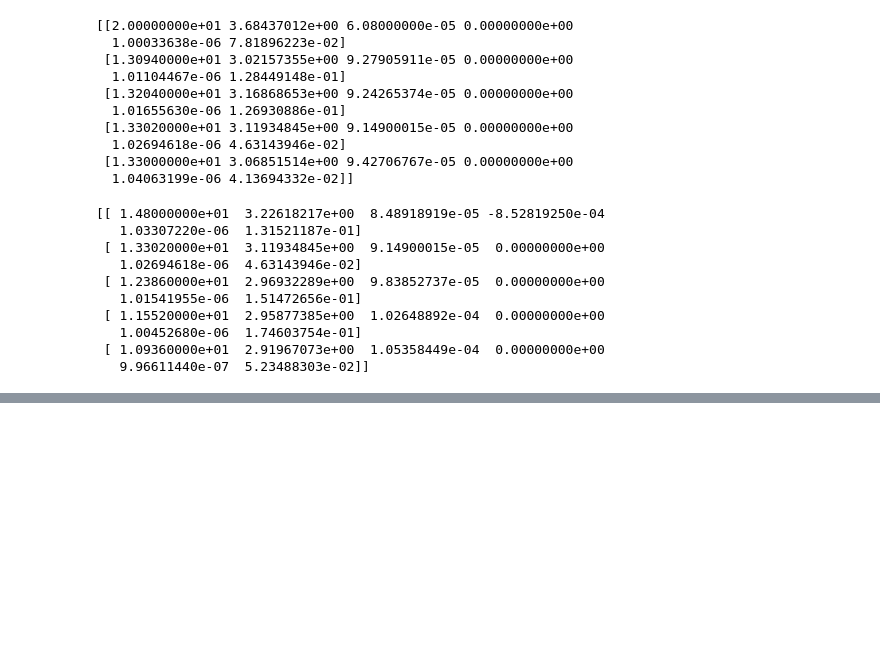
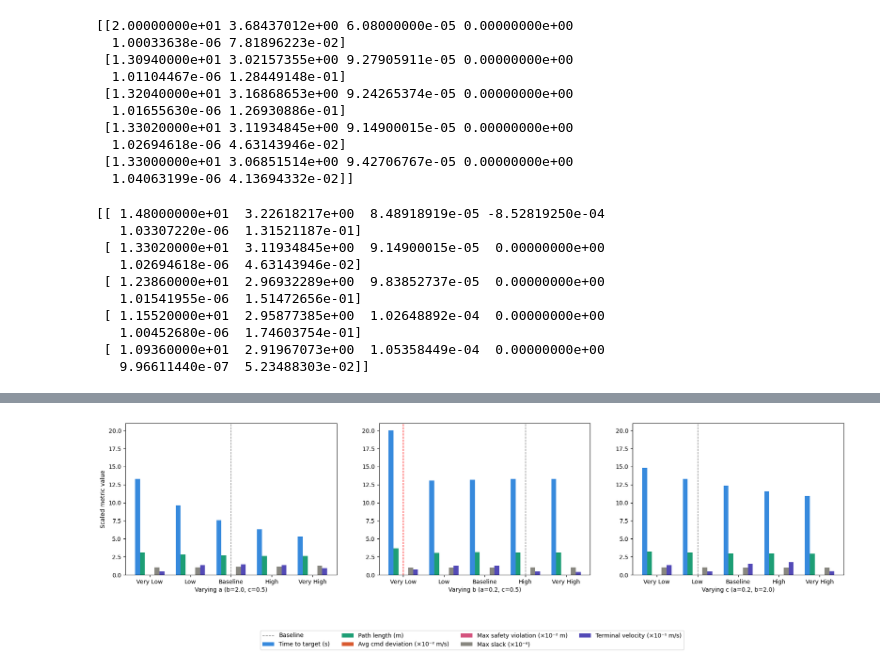
Before and after one commit to famsvip/Robot-Navigation-Collision-Avoidance-, a Jupyter notebook: data/plotting.ipynb, the cells around one changed output, grey strips where cells are left out. Cells and saved outputs as stored; diff of their text form; code cells hidden in the pictures; blank space fills up the shorter version.

```diff
--- a/data/plotting.ipynb
+++ b/data/plotting.ipynb
@@ -1103,0 +1174,66 @@ plt.show()
+# %%
+import matplotlib.pyplot as plt
+import numpy as np
+
+a_values = [0.2, 0.4, 0.6, 0.8, 1.0]
+b_values = [0.5, 1.0, 1.5, 2.0, 2.5]
+c_values = [0.25, 0.5, 0.75, 1.0, 1.25]
+
+scales = [1, 1, 100, 100, 1e6, 10]
+metric_labels = [
+    'Time to target (s)',
+    'Path length (m)',
+    'Avg cmd deviation (×10⁻² m/s)',
+    'Max safety violation (×10⁻² m)',
+    'Max slack (×10⁻⁶)',
+    'Terminal velocity (×10⁻¹ m/s)'
+]
+colors = ['#378ADD', '#1D9E75', '#D85A30', '#D4537E', '#888780', '#534AB7']
+word_labels = ['Very Low', 'Low', 'Baseline', 'High', 'Very High']
+
+n_metrics = len(metric_labels)
+n_vals = len(a_values)
+width = 0.12
+offsets = np.linspace(-(n_metrics-1)*width/2, (n_metrics-1)*width/2, n_metrics)
+
+fig, (ax1, ax2, ax3) = plt.subplots(1, 3, figsize=(18, 5))
+
+for i, (label, color, scale) in enumerate(zip(metric_labels, colors, scales)):
+    ax1.bar(np.arange(n_vals) + offsets[i], parameters_a[:, i] * scale,
+            width=width, color=color, label=label)
+ax1.axvline(x=2, color='gray', linestyle='--', linewidth=1, label='Baseline')
+ax1.set_xticks(range(n_vals))
+ax1.set_xticklabels(word_labels)
+ax1.set_xlabel('Varying a (b=2.0, c=0.5)')
+ax1.set_ylabel('Scaled metric value')
+ax1.set_ylim(0, 21)
+
+for i, (label, color, scale) in enumerate(zip(metric_labels, colors, scales)):
+    ax2.bar(np.arange(n_vals) + offsets[i], parameters_b[:, i] * scale,
+            width=width, color=color, label=label)
+ax2.axvline(x=3, color='gray', linestyle='--', linewidth=1, label='Baseline')
+ax2.axvline(x=0, color='red', linestyle='--', linewidth=1, label='Target not reached')
+ax2.set_xticks(range(n_vals))
+ax2.set_xticklabels(word_labels)
+ax2.set_xlabel('Varying b (a=0.2, c=0.5)')
+ax2.set_ylim(0, 21)
+
+for i, (label, color, scale) in enumerate(zip(metric_labels, colors, scales)):
+    ax3.bar(np.arange(n_vals) + offsets[i], parameters_c[:, i] * scale,
+            width=width, color=color, label=label)
+ax3.axvline(x=1, color='gray', linestyle='--', linewidth=1, label='Baseline')
+ax3.set_xticks(range(n_vals))
+ax3.set_xticklabels(word_labels)
+ax3.set_xlabel('Varying c (a=0.2, b=2.0)')
+ax3.set_ylim(0, 21)
+
+handles, labels = ax1.get_legend_handles_labels()
+fig.legend(handles, labels,
+           loc='upper center',
+           bbox_to_anchor=(0.5, 0.0),
+           ncol=4)
+plt.tight_layout()
+plt.subplots_adjust(wspace=0.2, bottom=0.25)
+plt.show()
+# %% [output]
+[figure, added]
```
Also changed, not shown: parts of 3 cells of this notebook, 32 other files.
